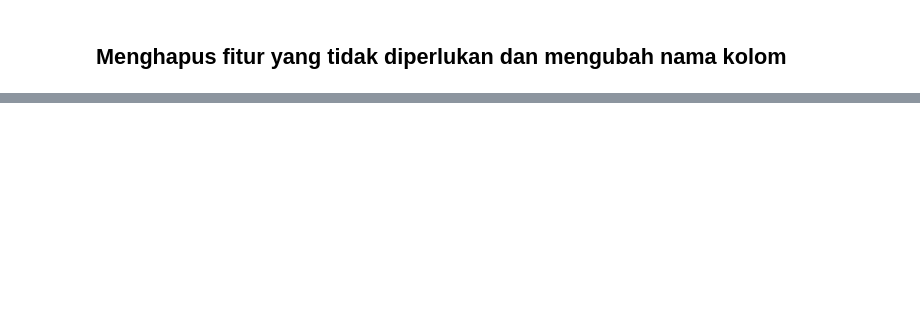
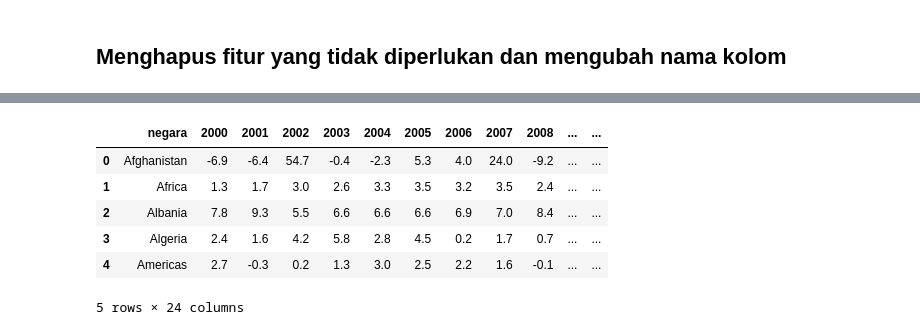
Before and after one commit to JayaWinata/DAC-IFest-2024-BukanWibu, a Jupyter notebook: SourceCode_DAC2024_BukanWibu.ipynb, the cells around one changed output, grey strips where cells are left out. Cells and saved outputs as stored; diff of their text form; code cells hidden in the pictures; blank space fills up the shorter version.

```diff
--- a/SourceCode_DAC2024_BukanWibu.ipynb
+++ b/SourceCode_DAC2024_BukanWibu.ipynb
@@ -64,0 +130,10 @@ se_adt_funs[se_adt_funs.columns.difference(['Country', 'Age', 'Sex'])] = se_adt_
+# %%
+ny_gdp_pcap.head()
+# %% [output]
+|  | negara | 2000 | 2001 | 2002 | 2003 | 2004 | 2005 | 2006 | 2007 | 2008 | ... | ... |
+| 0 | Afghanistan | -6.9 | -6.4 | 54.7 | -0.4 | -2.3 | 5.3 | 4.0 | 24.0 | -9.2 | ... | ... |
+| 1 | Africa | 1.3 | 1.7 | 3.0 | 2.6 | 3.3 | 3.5 | 3.2 | 3.5 | 2.4 | ... | ... |
+| 2 | Albania | 7.8 | 9.3 | 5.5 | 6.6 | 6.6 | 6.6 | 6.9 | 7.0 | 8.4 | ... | ... |
+| 3 | Algeria | 2.4 | 1.6 | 4.2 | 5.8 | 2.8 | 4.5 | 0.2 | 1.7 | 0.7 | ... | ... |
+| 4 | Americas | 2.7 | -0.3 | 0.2 | 1.3 | 3.0 | 2.5 | 2.2 | 1.6 | -0.1 | ... | ... |
+5 rows × 24 columns
```
Also changed, not shown: parts of 27 cells of this notebook, 4 other files.
